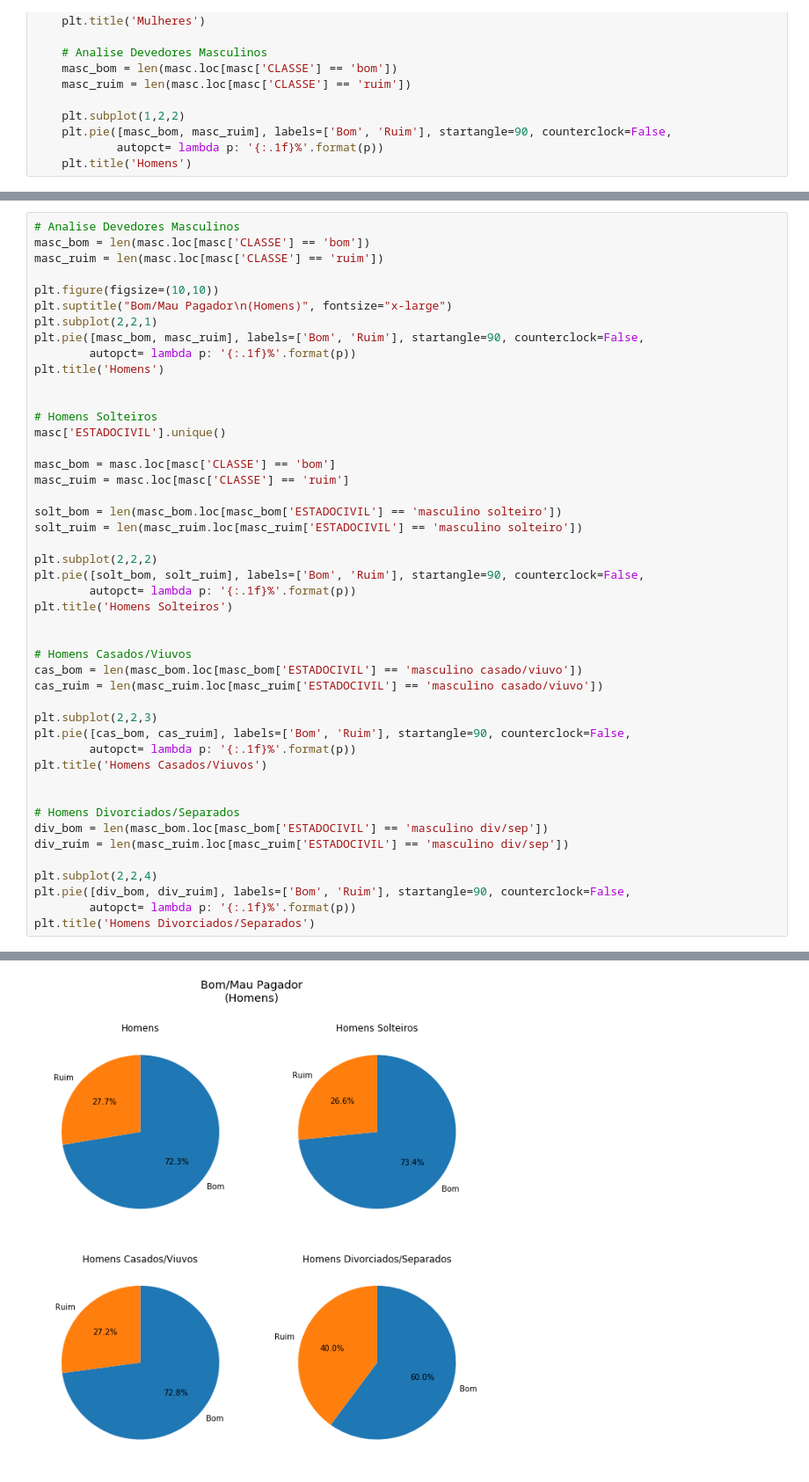
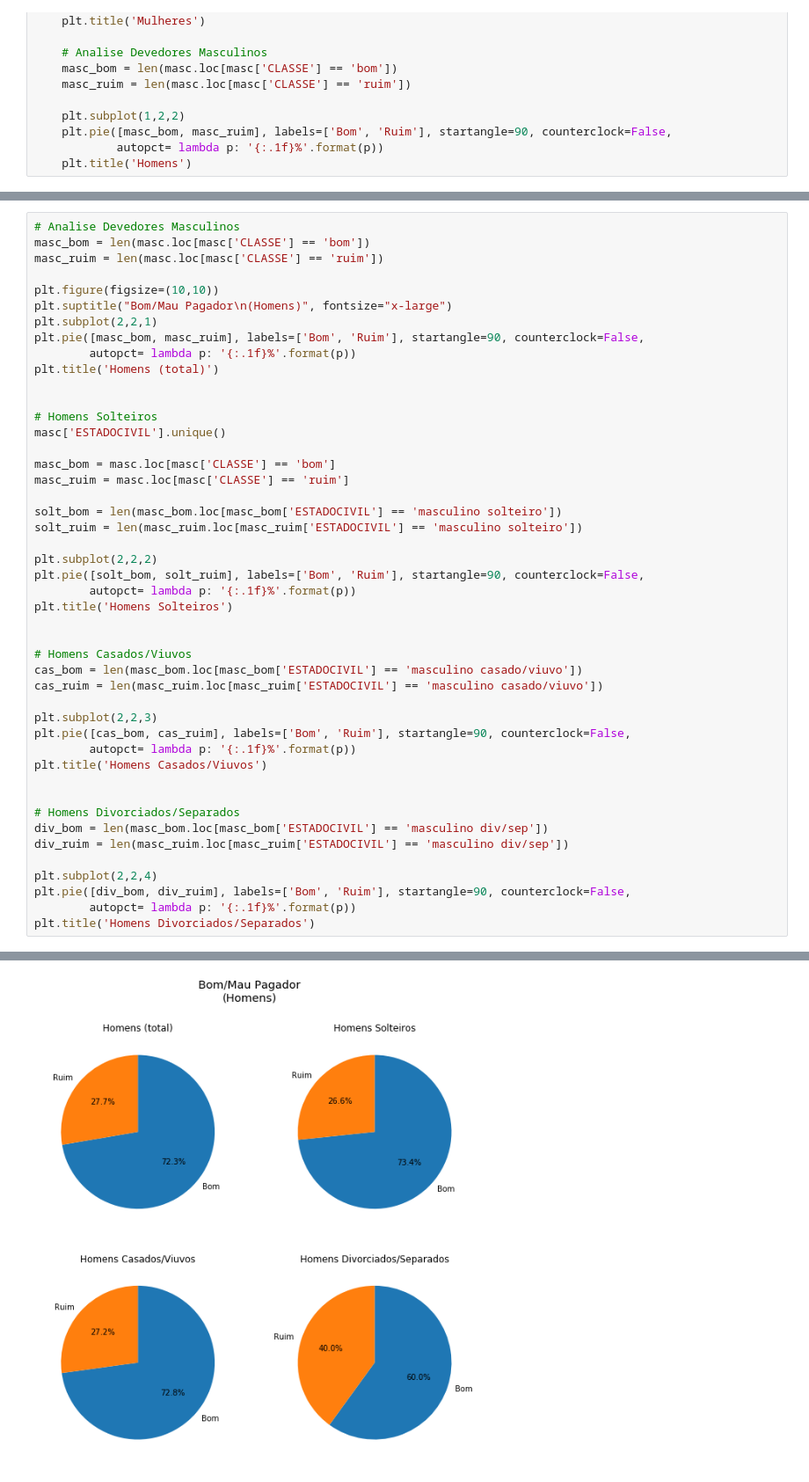
Before and after one commit to brmaciel/Projetos_AnaliseDados, a Jupyter notebook: Analise_Credito/Analise_Credito.ipynb, the cells around one changed output, grey strips where cells are left out. Shown at 88% size. Saved outputs shown, nothing was run; the diff lists cells and outputs as text.

```diff
--- a/Analise_Credito/Analise_Credito.ipynb
+++ b/Analise_Credito/Analise_Credito.ipynb
@@ -71,7 +86,7 @@ plt.suptitle("Bom/Mau Pagador\n(Homens)", fontsize="x-large")
 plt.subplot(2,2,1)
 plt.pie([masc_bom, masc_ruim], labels=['Bom', 'Ruim'], startangle=90, counterclock=False,
         autopct= lambda p: '{:.1f}%'.format(p))
-plt.title('Homens')
+plt.title('Homens (total)')
 
 
 # Homens Solteiros
@@ -112 +127 @@ Text(0.5,1,'Homens Divorciados/Separados')
-[figure, old version]
+[figure, new version]
```
Also changed, not shown: parts of 14 cells of this notebook.
